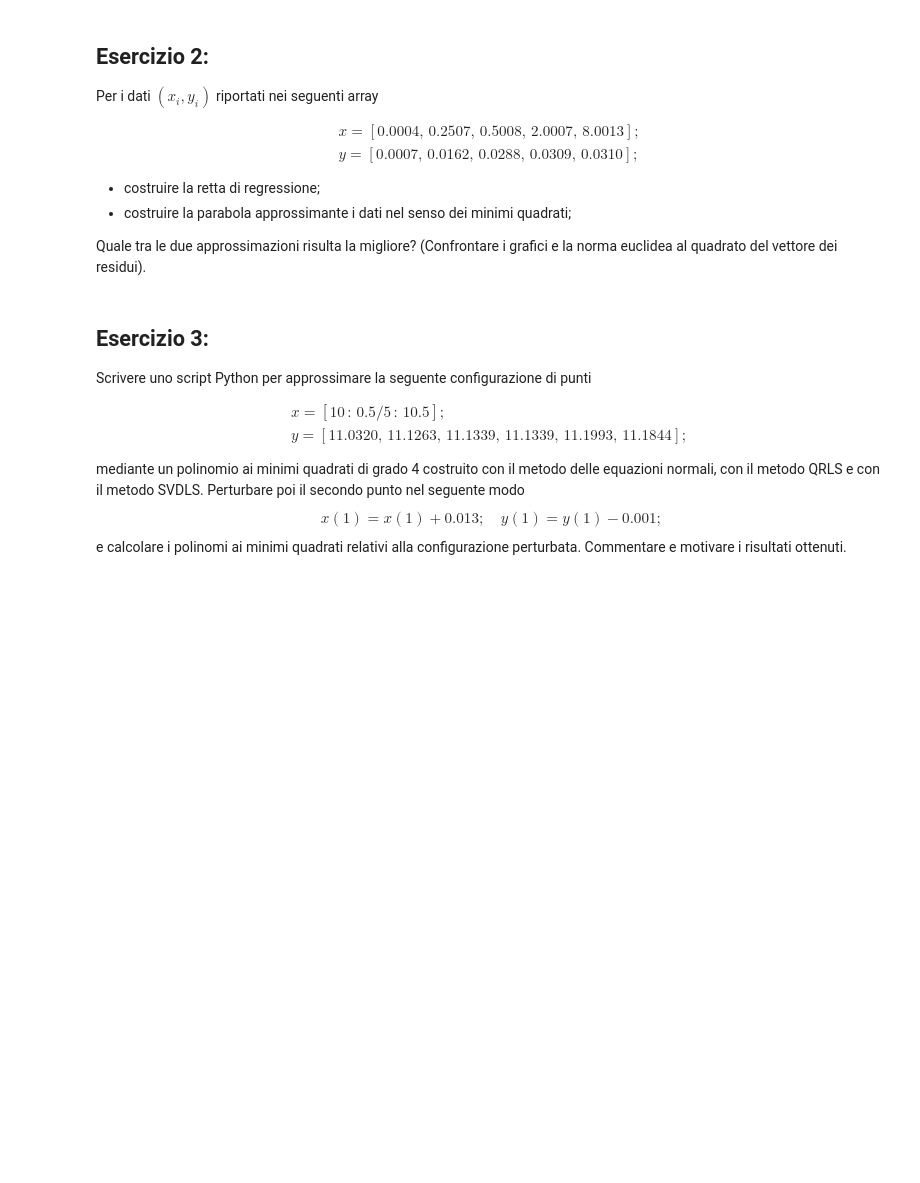
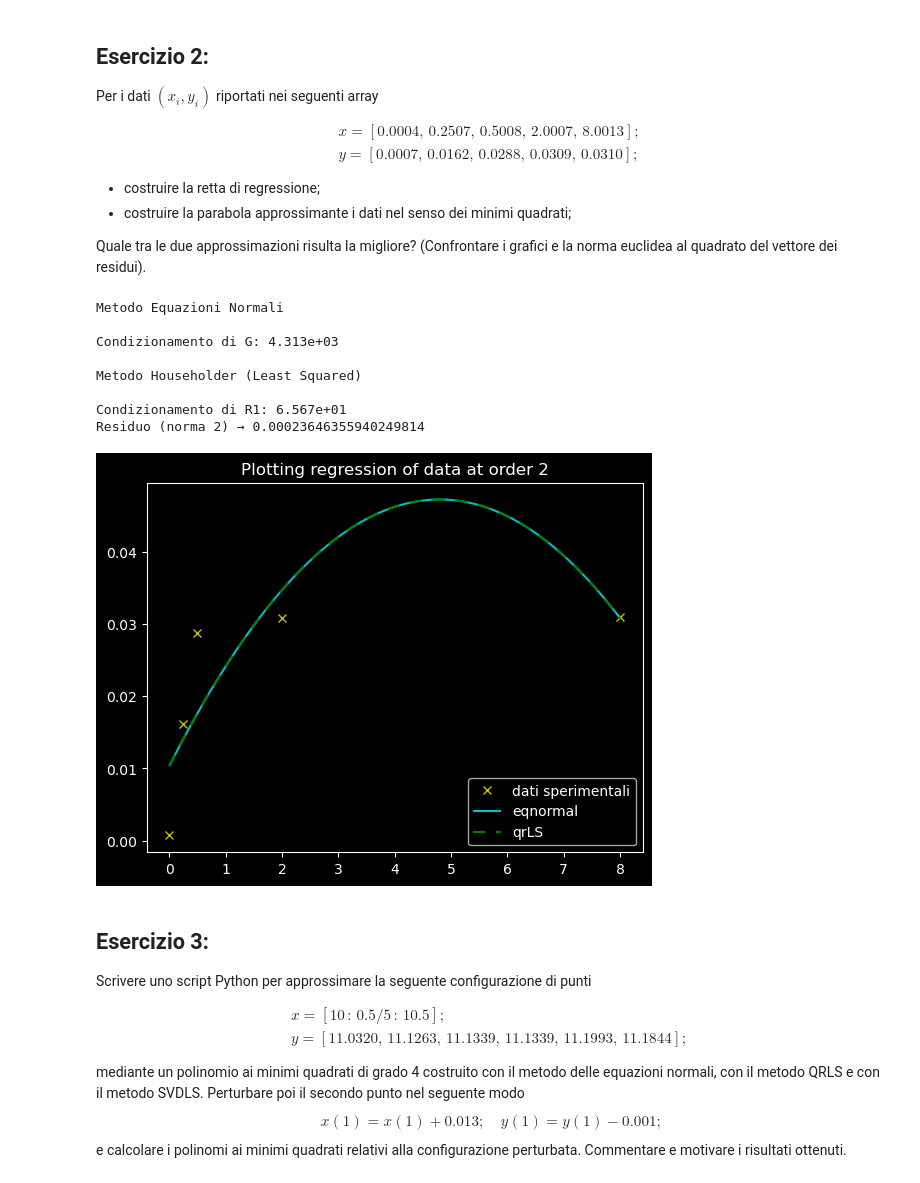
Before and after one commit to KeegTheBoi/metodi_numerici_es, a Jupyter notebook: Lecture 10/ESercitazione_10.ipynb, the cells around one changed output. Cells and saved outputs as stored; diff of their text form; code cells hidden in the pictures; blank space fills up the shorter version.

```diff
--- a/Lecture 10/ESercitazione_10.ipynb
+++ b/Lecture 10/ESercitazione_10.ipynb
@@ -47,6 +90,16 @@ Implementare la function  **svdLS(A,b)** che utilizza  il metodo SVD per la solu
 - il termine noto b di ordine m
 restituisce in output
 - la soluzione del sistema lineare e la norma 2 al quadrato del residuo.
+# %%
+def svdLS(A, b):
+    U, S, VT = splin.svd(A)
+    V = VT.T
+    d = U.T @ b
+    K = max(S)/min(S)
+    print(f"\nMetodo Singular Value Decomposition (Least Squared)\nCondizionamento di A: {K:.3e}")
+    c = d[:rank(A)] / S[:rank(A)]
+    print(f"Residuo (norma 2) → {norm(d[rank(A):])**2}")
+    return V[:,:rank(A)] @ c
 # %% [markdown]
 ## Esercizio 1
 - Si utilizzino i tre metodi implementati  per l'approssimazione ai minimi quadrati delle seguenti configurazioni di dati:
@@ -98,6 +201,23 @@ $$
 - costruire la parabola approssimante i dati nel senso dei minimi quadrati;
 
 Quale tra le due approssimazioni risulta la migliore? (Confrontare i grafici e la norma euclidea al quadrato del vettore dei residui).
+# %%
+x = [0.0004, 0.2507, 0.5008, 2.0007, 8.0013]
+y = [0.0007, 0.0162, 0.0288, 0.0309, 0.0310]
+
+n = 2
+methods = {'eqnormal':(eqnorm, 'c--', 0), 'qrLS':(qrLS, 'g-', 5)}
+least_squared(x, y, n, methods=methods)
+# %% [output]
+Metodo Equazioni Normali
+
+Condizionamento di G: 4.313e+03
+
+Metodo Householder (Least Squared)
+
+Condizionamento di R1: 6.567e+01
+Residuo (norma 2) → 0.00023646355940249814
+[figure, added]
 # %% [markdown]
 ## Esercizio 3:
 Scrivere uno script Python per approssimare la seguente configurazione di punti
```
Also changed, not shown: parts of 12 cells of this notebook, 5 other files.
